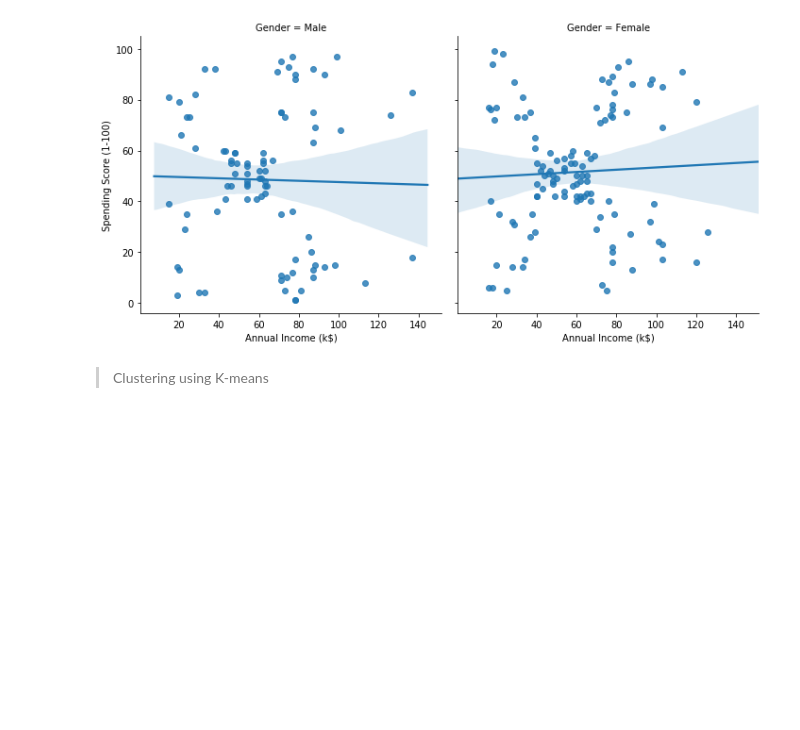
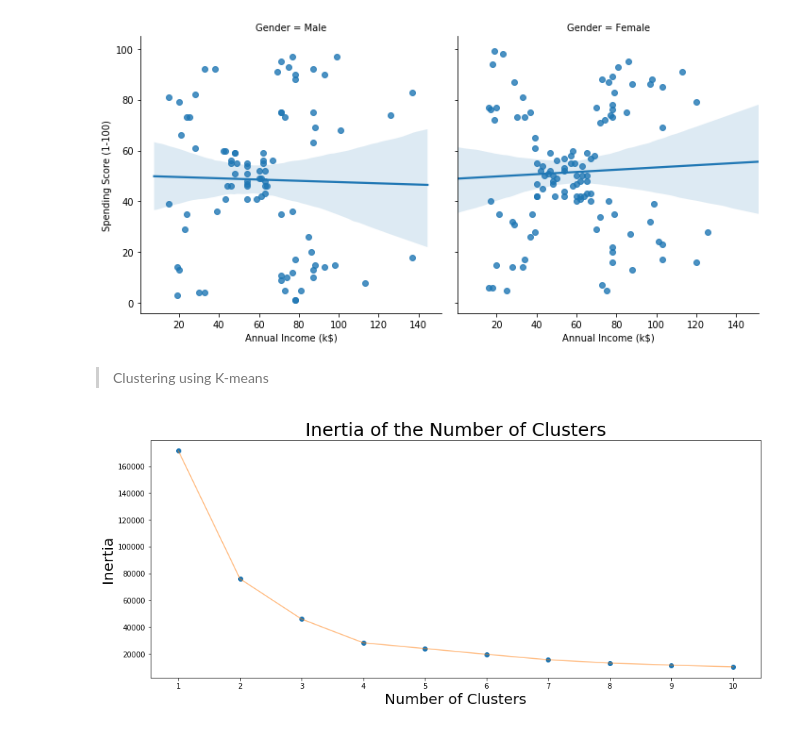
Before and after one commit to Alohasprit/Kaggle, a Jupyter notebook: 9_Mall Segmentation/Mall Customer Segmentation_K-means_ver2.0_0604.ipynb, the cells around one changed output. Saved outputs shown, nothing was run; the diff lists cells and outputs as text; code cells hidden in the pictures; blank space fills up the shorter version.

Commit message:
K-Means Clustering

```diff
--- a/9_Mall Segmentation/Mall Customer Segmentation_K-means_ver2.0_0604.ipynb
+++ b/9_Mall Segmentation/Mall Customer Segmentation_K-means_ver2.0_0604.ipynb
@@ -116,3 +117,24 @@ sns.lmplot('Annual Income (k$)','Spending Score (1-100)', col='Gender', data=dat
 [figure]
 # %% [markdown]
 >Clustering using K-means
+# %%
+X1=data[['Age','Spending Score (1-100)']].values
+inertia=[]
+for n in range(1,11):
+    algorithm = (KMeans(n_clusters = n ,init='k-means++', n_init = 10 ,max_iter=300,
+                        tol=0.0001,  random_state= 111  , algorithm='elkan') )
+    algorithm.fit(X1)
+    inertia.append(algorithm.inertia_)
+    #inertia_ : sum of squared distances of samples to their closest cluster center
+# %%
+plt.figure(figsize=(15,6))
+plt.plot(np.arange(1,11), inertia, 'o')
+plt.plot(np.arange(1,11), inertia, '-', alpha=0.5)
+plt.xlabel('Number of Clusters', fontsize=20)
+plt.ylabel('Inertia',fontsize=20)
+plt.xticks(np.arange(1,11,1),fontsize=10)
+plt.yticks(fontsize=10)
+plt.title("Inertia of the Number of Clusters", fontsize=25)
+plt.show()
+# %% [output]
+[figure, added]
```
Also changed, not shown: parts of 13 cells of this notebook.
